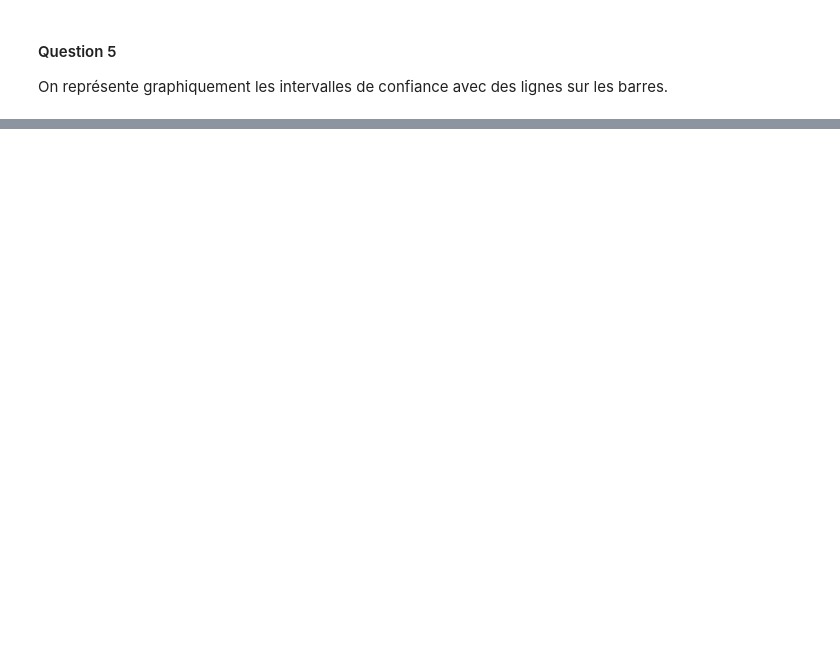
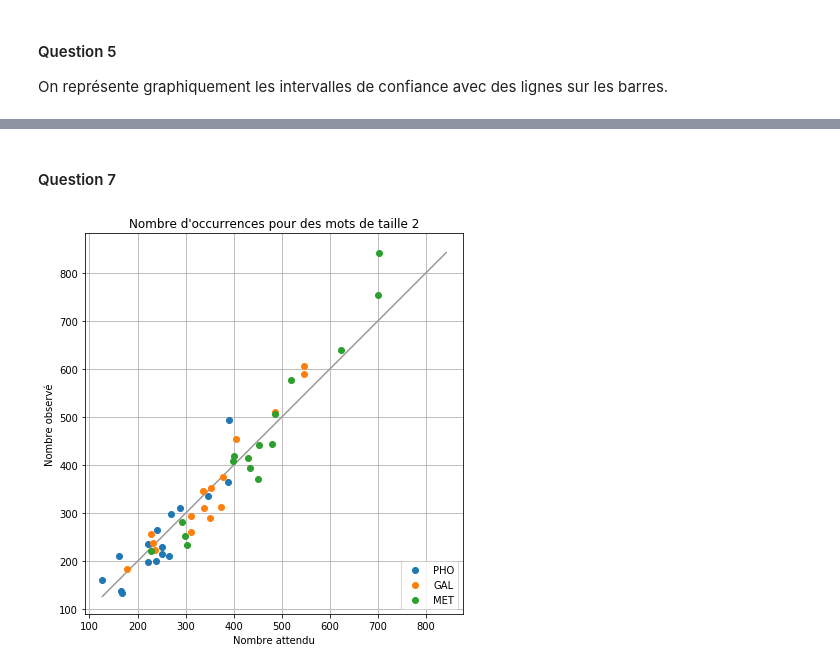
Before and after one commit to arianacarnielli/3I005, a Jupyter notebook: Projet 3/Projet3.ipynb, the cells around one changed output, grey strips where cells are left out. Cells and saved outputs as stored; diff of their text form; code cells hidden in the pictures; blank space fills up the shorter version.

```diff
--- a/Projet 3/Projet3.ipynb
+++ b/Projet 3/Projet3.ipynb
@@ -247,0 +253,4 @@ for mot in probas:
+# %%
+M = projet.estim_M(liste_gen)
+print("Matrice M estimée :")
+print(M)
@@ -247,0 +335,7 @@ for mot in probas:
+# %% [markdown]
+#### Question 7
+# %%
+projet.graphe_occurrences_Markov((a, c, g, t), M, 2, {"PHO": liste_PHO, "GAL": liste_GAL, "MET": liste_MET},
+                                 "graphe_occurrences_Markov_2.png")
+# %% [output]
+[figure, added]
```
Also changed, not shown: parts of 19 cells of this notebook, 22 other files.
